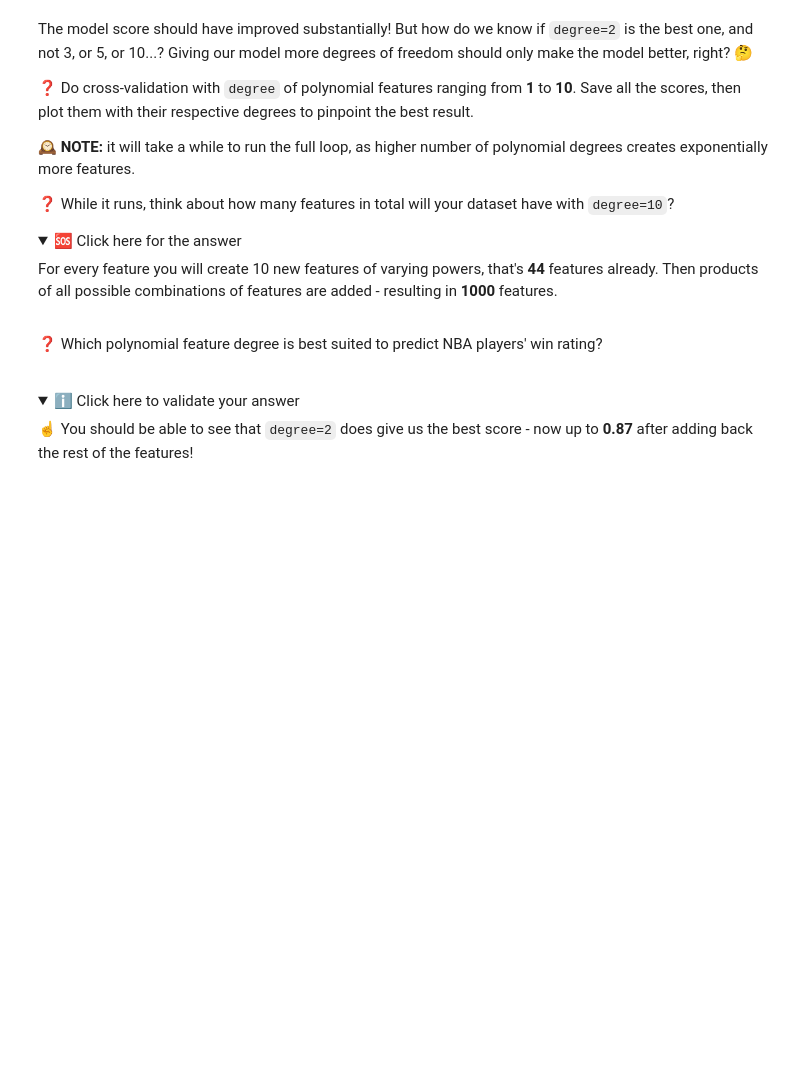
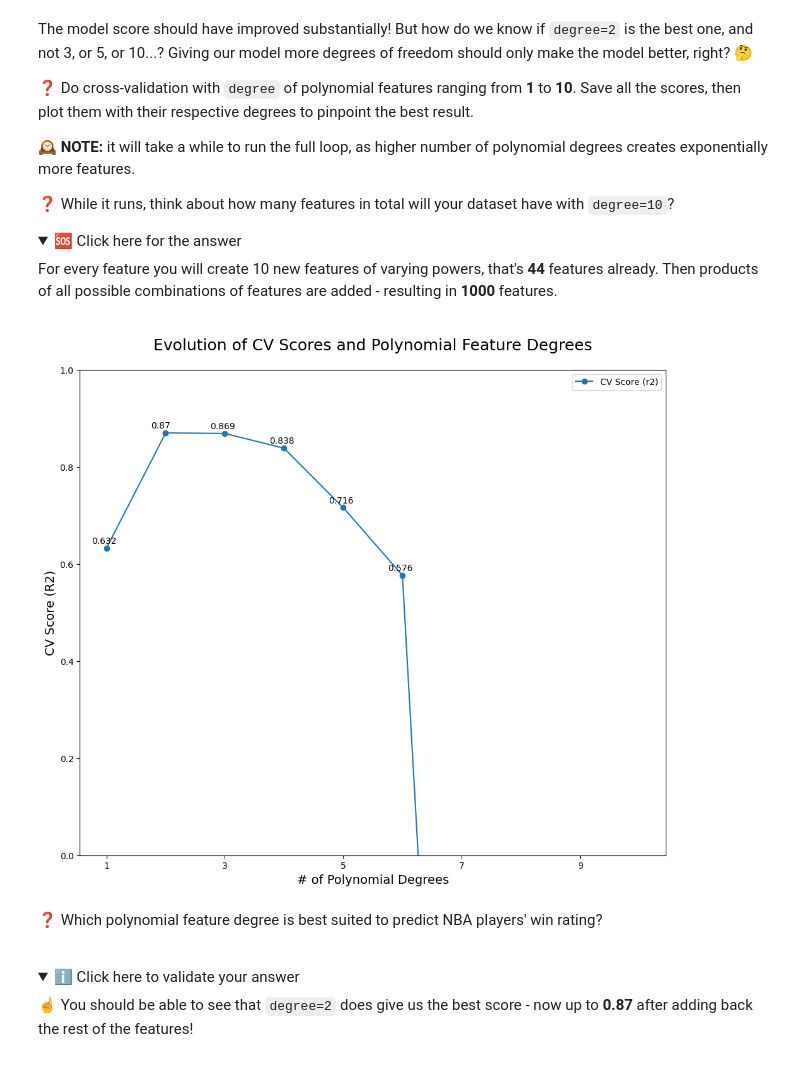
Before and after one commit to tanushrin/data-learning-curves, a Jupyter notebook: Learning_Curves.ipynb, the cells around one changed output. Saved outputs shown, nothing was run; the diff lists cells and outputs as text; code cells hidden in the pictures; folded sections open; blank space fills up the shorter version.

```diff
--- a/Learning_Curves.ipynb
+++ b/Learning_Curves.ipynb
@@ -27,0 +35,6 @@ from sklearn.preprocessing import PolynomialFeatures
+# %%
+# YOUR CODE HERE
+#Cross validate a linear regression model to predict player 'win_rating' against 'mp'
+cv_results = cross_validate(LinearRegression(), nba[['mp']], nba['win_rating'], cv=5)
+cv_score = cv_results['test_score'].mean()
+print(cv_score)
@@ -233,3 +356,41 @@ For every feature you will create 10 new features of varying powers, that's **44
+# %%
+X = df[['mp', 'poss', 'do_ratio', 'pacing']]
+y = df['win_rating']
+
+degrees = list(range(1,11))
+
+scores = []
+
+for i in degrees:
+
+    polynomial_features = PolynomialFeatures(degree=i, include_bias=False)
+    X_poly = polynomial_features.fit_transform(pd.DataFrame(X))
+    model = LinearRegression()
+
+    cv_results = cross_validate(model, X_poly, y, cv=5)
+
+    scores.append(cv_results['test_score'].mean())
+
+# plotting the scores against degrees
+plt.figure(figsize=(12, 10))
+plt.plot(degrees, scores, label='CV Score (r2)', marker='o')
+
+# annotating each marker with the score
+for index, degree in enumerate(degrees):
+    plt.annotate(round(scores[index], 3), (degree-0.25, scores[index]+0.01))
+
+# fixing the ticks so they are not displayed as floats
+plt.xticks(degrees[::2])
+
+# adding titles and labels to the plot
+plt.ylabel('CV Score (R2)', fontsize = 14)
+plt.xlabel('# of Polynomial Degrees', fontsize = 14)
+plt.title('Evolution of CV Scores and Polynomial Feature Degrees', fontsize = 18, y = 1.03)
+
+plt.ylim(0,1)
+plt.legend();
+# %% [output]
+[figure, added]
 # %% [markdown]
 ❓ Which polynomial feature degree is best suited to predict NBA players' win rating?
 
```
Also changed, not shown: parts of 23 cells of this notebook.
